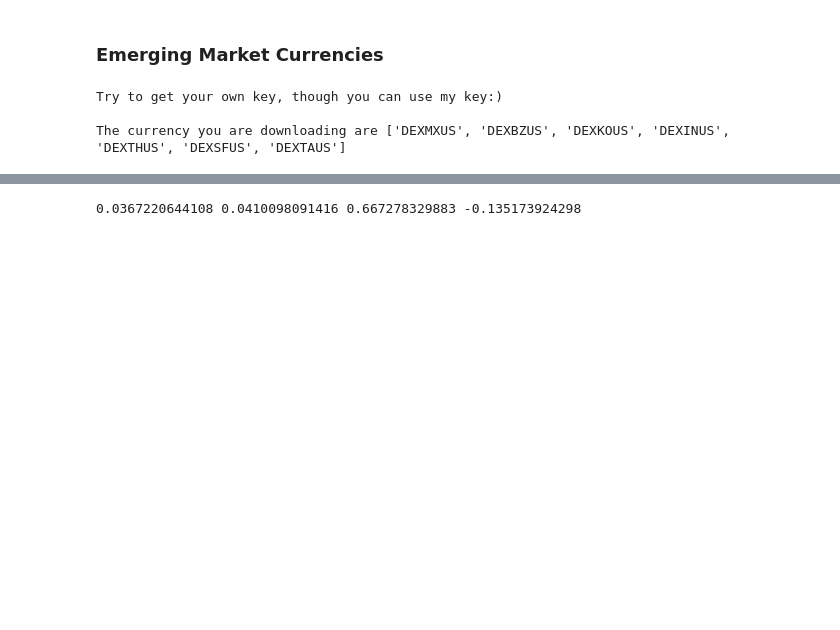
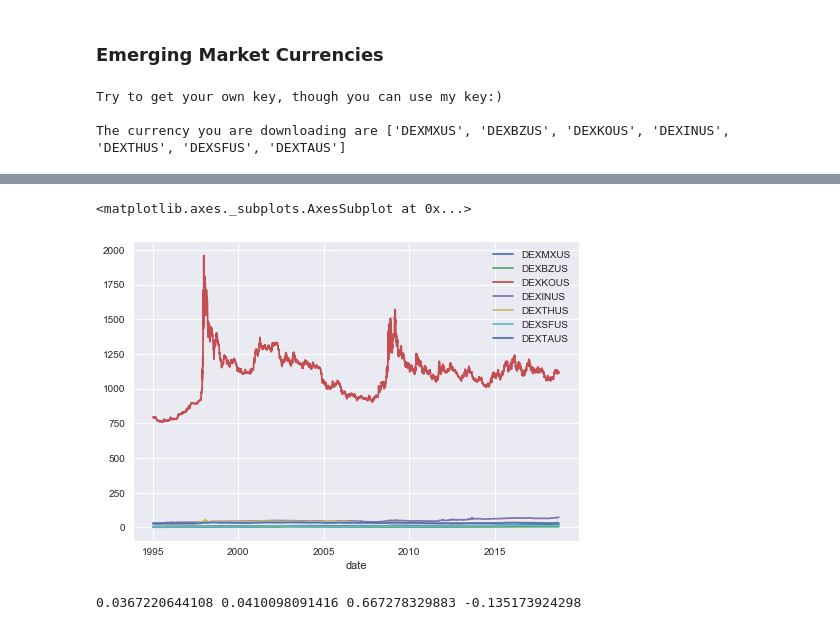
Before and after one commit to DihengChen/Cryptocurrency_Strategy, a Jupyter notebook: Utils/implement.ipynb, the cells around one changed output, grey strips where cells are left out. Cells and saved outputs as stored; diff of their text form; code cells hidden in the pictures; blank space fills up the shorter version.

```diff
--- a/Utils/implement.ipynb
+++ b/Utils/implement.ipynb
@@ -158,3 +175,8 @@ date=data_dict[list(data_dict.keys())[0]].date
+# %%
+data_df.plot()
+# %% [output]
+<matplotlib.axes._subplots.AxesSubplot at 0x...>
+[figure, added]
 # %%
 signal_class=generate_signals.signal_1(data_dict,period)
 # %%
```
Also changed, not shown: parts of 32 cells of this notebook, 1 other file.
